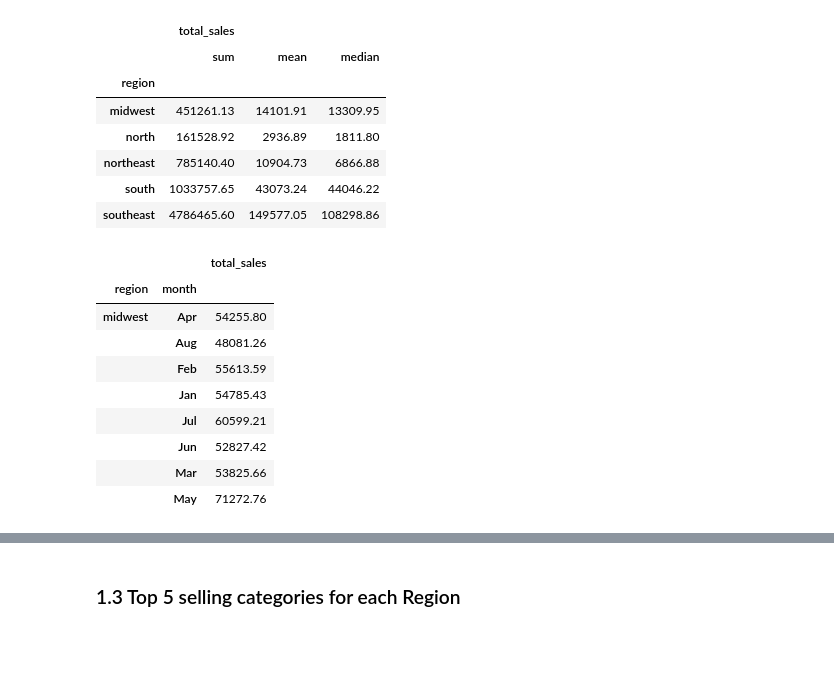
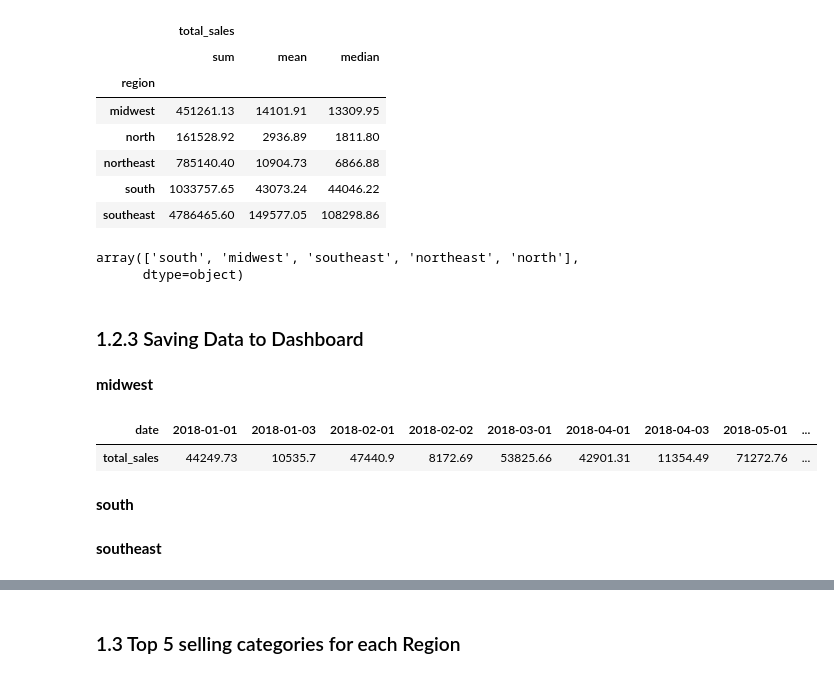
Before and after one commit to pauloreis-ds/olist, a Jupyter notebook: business_questions_insights/notebooks/1.0-pr-data-analysis-postgresql.ipynb, the cells around one changed output, grey strips where cells are left out. Drawn from its saved outputs; the diff is of its cells as text; code cells hidden in the pictures; blank space fills up the shorter version.

Commit message:
dashboard created

```diff
--- a/business_questions_insights/notebooks/1.0-pr-data-analysis-postgresql.ipynb
+++ b/business_questions_insights/notebooks/1.0-pr-data-analysis-postgresql.ipynb
@@ -367,13 +367,20 @@ region_sales_per_month.groupby("region").agg(['sum','mean','median']).round(2)
-# %%
-region_sales_per_month.groupby(['region','month']).sum().loc[['midwest']]
-# %% [output]
-|  |  | total_sales |
-| region | month |  |
-| midwest | Apr | 54255.80 |
-|  | Aug | 48081.26 |
-|  | Feb | 55613.59 |
-|  | Jan | 54785.43 |
-|  | Jul | 60599.21 |
-|  | Jun | 52827.42 |
-|  | Mar | 53825.66 |
-|  | May | 71272.76 |
+# %%
+region_sales_per_month['region'].unique()
+# %% [output]
+array(['south', 'midwest', 'southeast', 'northeast', 'north'],
+      dtype=object)
+# %% [markdown]
+### 1.2.3 Saving Data to Dashboard
+# %%
+def monthly_sales_per_region_to_df(region_name):
+    sales = region_sales_per_month.groupby(['region','date']).sum().loc[[region_name]].values
+    sales_dates = region_sales_per_month.groupby(['region','date']).sum().loc[[region_name]].index.get_level_values("date")
+    return pd.concat([pd.Series(sales_dates), pd.Series(sales.ravel(), name='total_sales')], axis=1)
+# %% [markdown]
+**midwest**
+# %%
+midwest_sales_df = monthly_sales_per_region_to_df('midwest')
+midwest_sales_df.set_index("date").T
+# %% [output]
+| date | 2018-01-01 | 2018-01-03 | 2018-02-01 | 2018-02-02 | 2018-03-01 | 2018-04-01 | 2018-04-03 | 2018-05-01 | ... |
+| total_sales | 44249.73 | 10535.7 | 47440.9 | 8172.69 | 53825.66 | 42901.31 | 11354.49 | 71272.76 | ... |
@@ -379,0 +389,2 @@ region_sales_per_month.groupby(['region','month']).sum().loc[['midwest']]
+# %% [markdown]
+**south**
@@ -379,0 +394,2 @@ region_sales_per_month.groupby(['region','month']).sum().loc[['midwest']]
+# %% [markdown]
+**southeast**
```
Also changed, not shown: parts of 23 cells of this notebook, 1 other file.
